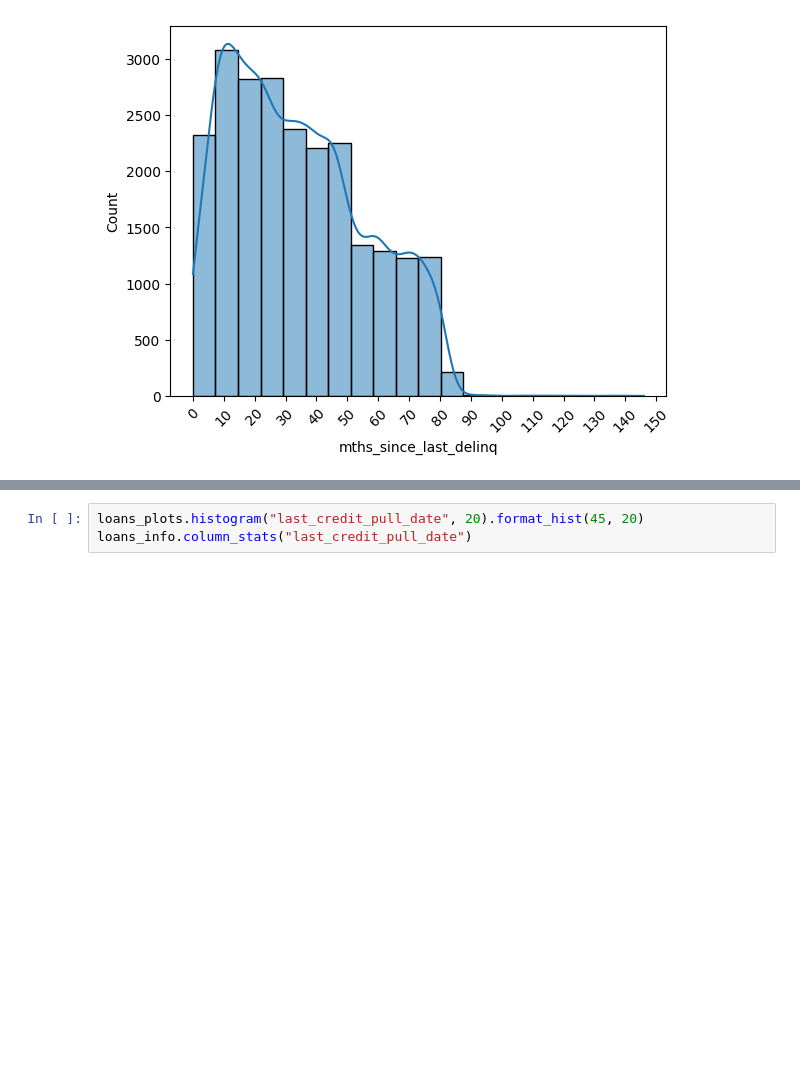
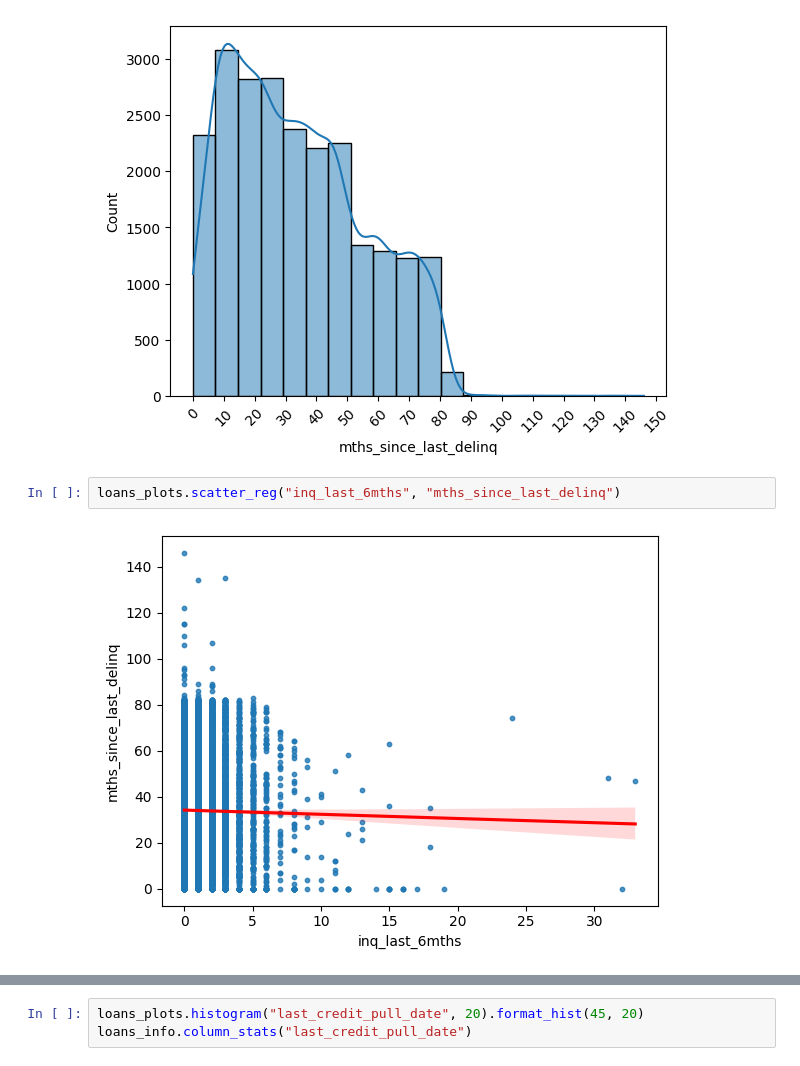
Before and after one commit to armazzer/customer_loans, a Jupyter notebook: missing_data_review.ipynb, the cells around one changed output, grey strips where cells are left out. Drawn from its saved outputs; the diff is of its cells as text; blank space fills up the shorter version.

```diff
--- a/missing_data_review.ipynb
+++ b/missing_data_review.ipynb
@@ -275,3 +275,7 @@ mths_since_last_delinq:
  mode: 9.0
  standard deviation: 21.923
 [figure]
+# %%
+loans_plots.scatter_reg("inq_last_6mths", "mths_since_last_delinq")
+# %% [output]
+[figure, added]
```
Also changed, not shown: parts of 21 cells of this notebook.
